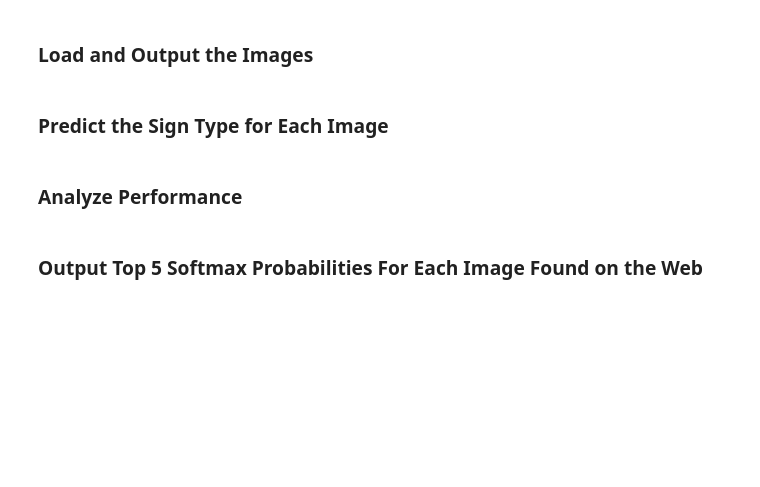
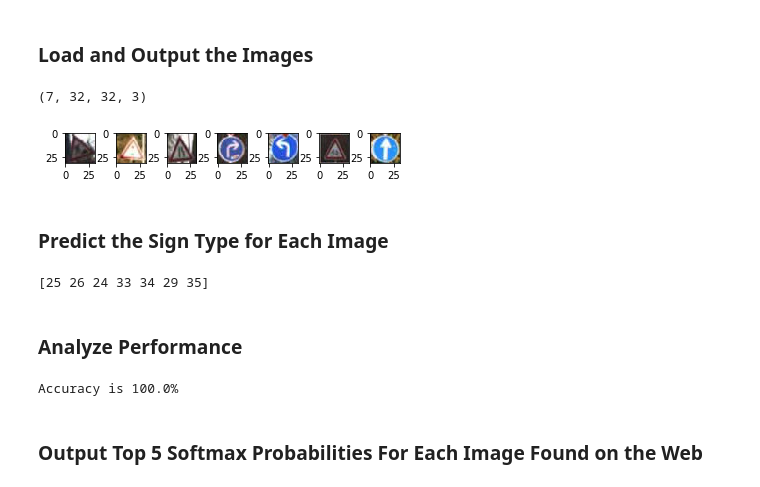
Before and after one commit to blcooley/CarND-Traffic-Sign-Classifier-Project, a Jupyter notebook: Traffic_Sign_Classifier.ipynb, the cells around one changed output. Drawn from its saved outputs; the diff is of its cells as text; code cells hidden in the pictures; blank space fills up the shorter version.

```diff
--- a/Traffic_Sign_Classifier.ipynb
+++ b/Traffic_Sign_Classifier.ipynb
@@ -311,14 +308,49 @@ You may find `signnames.csv` useful as it contains mappings from the class id (i
+# %%
+### Load the images and plot them here.
+### Feel free to use as many code cells as needed.
+import os
+from scipy import misc
+
+dir = "traffic-sign-tests"
+image_paths = [filename for filename in os.listdir(dir) if filename.endswith('.jpg')]
+n_images = len(image_paths)
+
+images = np.array([misc.imread(dir + "/" + image_path) for image_path in image_paths])
+
+plt.subplots_adjust(wspace = 0.7)
+for index in range(n_images):
+    plt.subplot(1, n_images, index + 1)
+    plt.imshow(images[index])
+
+print(images.shape)
+# %% [output]
+(7, 32, 32, 3)
+[figure, added]
 # %% [markdown]
 ### Predict the Sign Type for Each Image
 # %%
 ### Run the predictions here and use the model to output the prediction for each image.
 ### Make sure to pre-process the images with the same pre-processing pipeline used earlier.
 ### Feel free to use as many code cells as needed.
+
+with tf.Session() as sess:
+    saver.restore(sess, './lenet')
+    prediction = sess.run(tf.argmax(logits, 1), feed_dict={x: images, keep_prob: 1.0})
+
+print(prediction)
+# %% [output]
+[25 26 24 33 34 29 35]
 # %% [markdown]
 ### Analyze Performance
 # %%
 ### Calculate the accuracy for these 5 new images.
 ### For example, if the model predicted 1 out of 5 signs correctly, it's 20% accurate on these new images.
+images_true = [25, 26, 24, 33, 34, 29, 35]
+
+perf = 100.0*len([pred for pred, im in zip(prediction, images_true) if pred == im])/len(images_true)
+print("Accuracy is {}%".format(perf))
+# %% [output]
+Accuracy is 100.0%
 # %% [markdown]
 ### Output Top 5 Softmax Probabilities For Each Image Found on the Web
 # %% [markdown]
```
Also changed, not shown: parts of 5 cells of this notebook, 11 other files.
